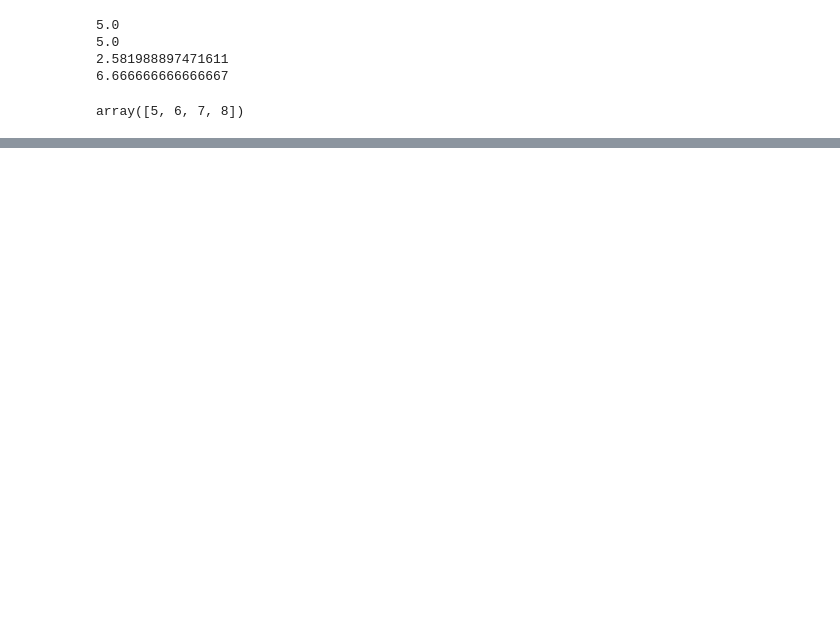
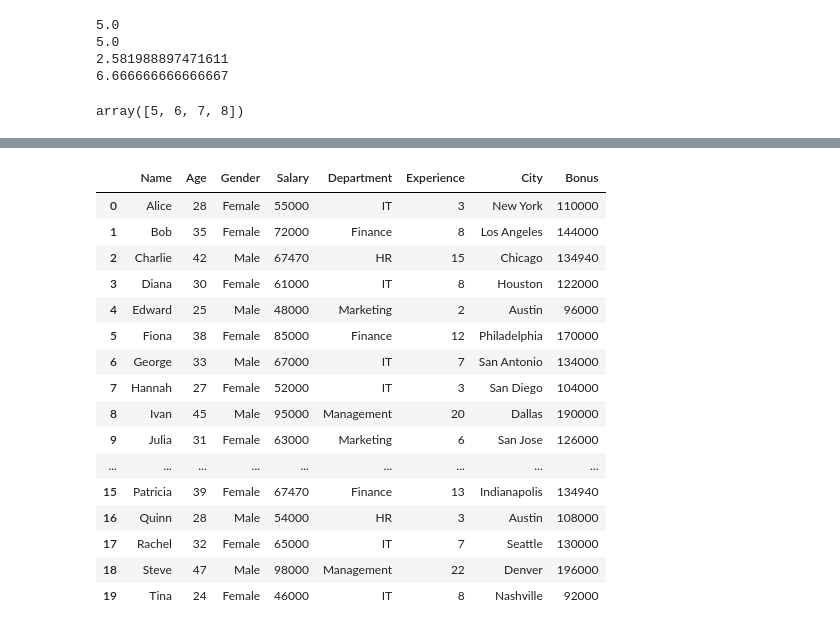
Before and after one commit to awais4212/Data-Science-Basics, a Jupyter notebook: Data Analysis/DataAnalysis.ipynb, the cells around one changed output, grey strips where cells are left out. Saved outputs shown, nothing was run; the diff lists cells and outputs as text; code cells hidden in the pictures; blank space fills up the shorter version.

```diff
--- a/Data Analysis/DataAnalysis.ipynb
+++ b/Data Analysis/DataAnalysis.ipynb
@@ -153,0 +370,4 @@ array([5, 6, 7, 8])
+# %%
+# Rename Column
+data = data.rename(columns={'Department': 'Departments'})
+data.head()
@@ -153,0 +389,3 @@ array([5, 6, 7, 8])
+# %%
+data['Department'] = data['Department'].fillna(data['Department'].mode()[0])
+data
@@ -153,0 +410,22 @@ array([5, 6, 7, 8])
+# %%
+# Applying Function to Create new colum
+data['Bonus'] = data['Salary'].apply(lambda x: x*2)
+data
+# %% [output]
+|  | Name | Age | Gender | Salary | Department | Experience | City | Bonus |
+| 0 | Alice | 28 | Female | 55000 | IT | 3 | New York | 110000 |
+| 1 | Bob | 35 | Female | 72000 | Finance | 8 | Los Angeles | 144000 |
+| 2 | Charlie | 42 | Male | 67470 | HR | 15 | Chicago | 134940 |
+| 3 | Diana | 30 | Female | 61000 | IT | 8 | Houston | 122000 |
+| 4 | Edward | 25 | Male | 48000 | Marketing | 2 | Austin | 96000 |
+| 5 | Fiona | 38 | Female | 85000 | Finance | 12 | Philadelphia | 170000 |
+| 6 | George | 33 | Male | 67000 | IT | 7 | San Antonio | 134000 |
+| 7 | Hannah | 27 | Female | 52000 | IT | 3 | San Diego | 104000 |
+| 8 | Ivan | 45 | Male | 95000 | Management | 20 | Dallas | 190000 |
+| 9 | Julia | 31 | Female | 63000 | Marketing | 6 | San Jose | 126000 |
+| ... | ... | ... | ... | ... | ... | ... | ... | ... |
+| 15 | Patricia | 39 | Female | 67470 | Finance | 13 | Indianapolis | 134940 |
+| 16 | Quinn | 28 | Male | 54000 | HR | 3 | Austin | 108000 |
+| 17 | Rachel | 32 | Female | 65000 | IT | 7 | Seattle | 130000 |
+| 18 | Steve | 47 | Male | 98000 | Management | 22 | Denver | 196000 |
+| 19 | Tina | 24 | Female | 46000 | IT | 8 | Nashville | 92000 |
```
Also changed, not shown: parts of 47 cells of this notebook, 1 other file.
